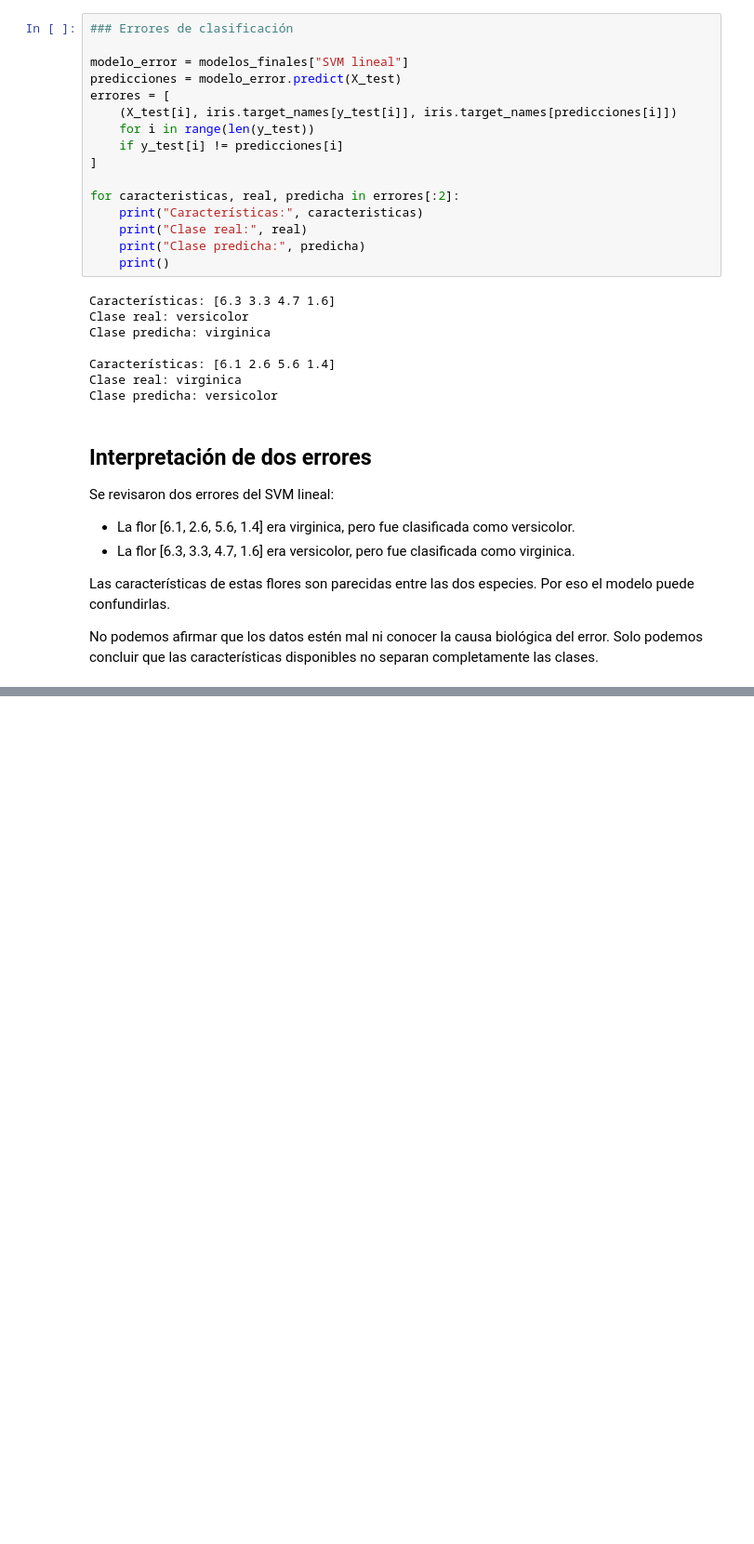
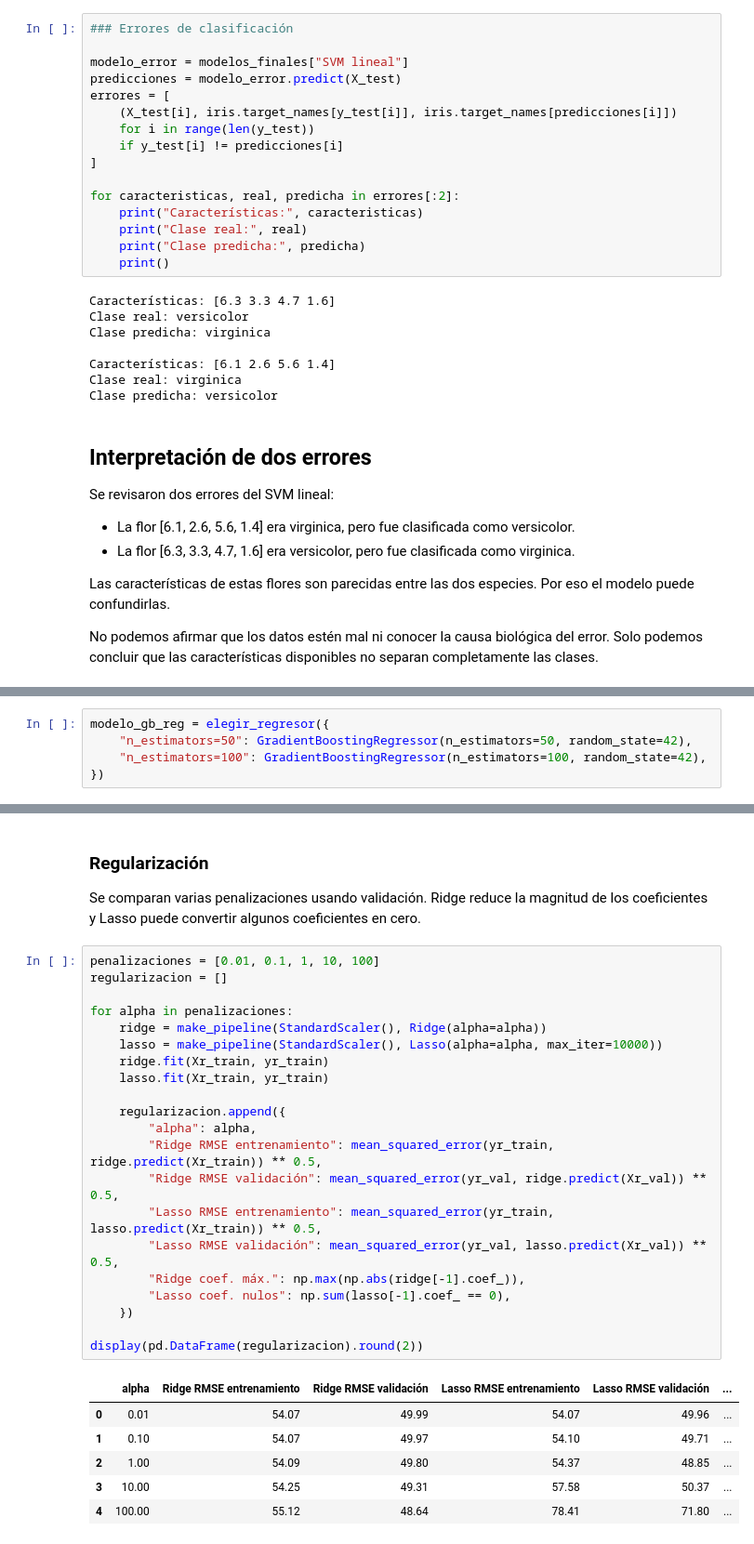
Before and after one commit to Harry-GNS/Recuperacion-de-la-Infromacion-2026B, a Jupyter notebook: Notebooks/01_revml.ipynb, the cells around one changed output, grey strips where cells are left out. Shown at 93% size. Drawn from its saved outputs; the diff is of its cells as text; blank space fills up the shorter version.

```diff
--- a/Notebooks/01_revml.ipynb
+++ b/Notebooks/01_revml.ipynb
@@ -588,0 +644,5 @@ display(pd.DataFrame(regularizacion).round(3))
+# %%
+modelo_gb_reg = elegir_regresor({
+    "n_estimators=50": GradientBoostingRegressor(n_estimators=50, random_state=42),
+    "n_estimators=100": GradientBoostingRegressor(n_estimators=100, random_state=42),
+})
@@ -588,0 +754,32 @@ display(pd.DataFrame(regularizacion).round(3))
+# %% [markdown]
+### Regularización
+
+Se comparan varias penalizaciones usando validación. Ridge reduce la magnitud de los coeficientes y Lasso puede convertir algunos coeficientes en cero.
+# %%
+penalizaciones = [0.01, 0.1, 1, 10, 100]
+regularizacion = []
+
+for alpha in penalizaciones:
+    ridge = make_pipeline(StandardScaler(), Ridge(alpha=alpha))
+    lasso = make_pipeline(StandardScaler(), Lasso(alpha=alpha, max_iter=10000))
+    ridge.fit(Xr_train, yr_train)
+    lasso.fit(Xr_train, yr_train)
+
+    regularizacion.append({
+        "alpha": alpha,
+        "Ridge RMSE entrenamiento": mean_squared_error(yr_train, ridge.predict(Xr_train)) ** 0.5,
+        "Ridge RMSE validación": mean_squared_error(yr_val, ridge.predict(Xr_val)) ** 0.5,
+        "Lasso RMSE entrenamiento": mean_squared_error(yr_train, lasso.predict(Xr_train)) ** 0.5,
+        "Lasso RMSE validación": mean_squared_error(yr_val, lasso.predict(Xr_val)) ** 0.5,
+        "Ridge coef. máx.": np.max(np.abs(ridge[-1].coef_)),
+        "Lasso coef. nulos": np.sum(lasso[-1].coef_ == 0),
+    })
+
+display(pd.DataFrame(regularizacion).round(2))
+# %% [output]
+|  | alpha | Ridge RMSE entrenamiento | Ridge RMSE validación | Lasso RMSE entrenamiento | Lasso RMSE validación | ... |
+| 0 | 0.01 | 54.07 | 49.99 | 54.07 | 49.96 | ... |
+| 1 | 0.10 | 54.07 | 49.97 | 54.10 | 49.71 | ... |
+| 2 | 1.00 | 54.09 | 49.80 | 54.37 | 48.85 | ... |
+| 3 | 10.00 | 54.25 | 49.31 | 57.58 | 50.37 | ... |
+| 4 | 100.00 | 55.12 | 48.64 | 78.41 | 71.80 | ... |
```
Also changed, not shown: parts of 27 cells of this notebook.
